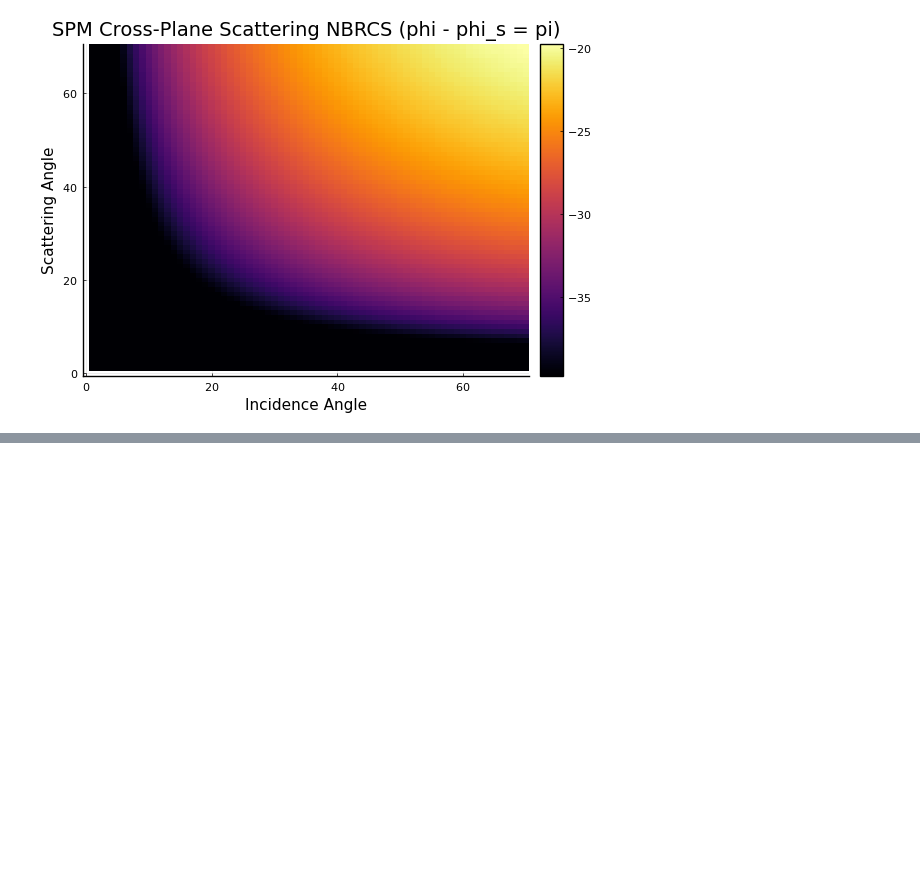
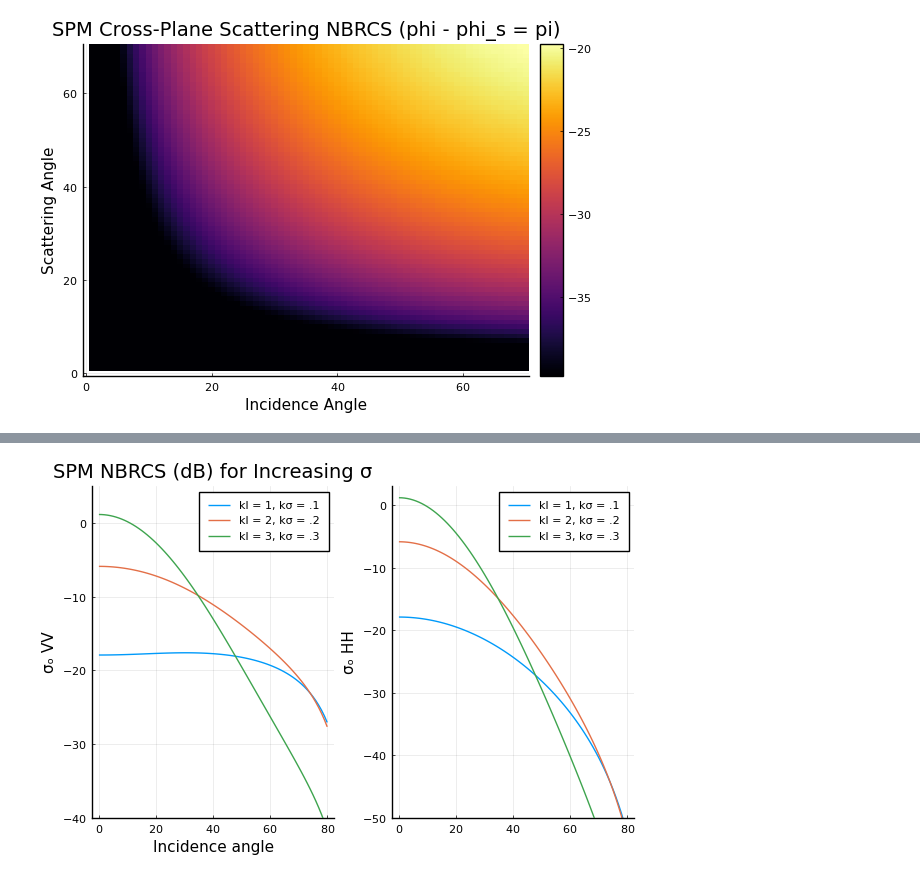
Before and after one commit to darts-team/DartsTST.jl, a Jupyter notebook: examples/scattering_example.ipynb, the cells around one changed output, grey strips where cells are left out. Cells and saved outputs as stored; diff of their text form; code cells hidden in the pictures; blank space fills up the shorter version.

```diff
--- a/examples/scattering_example.ipynb
+++ b/examples/scattering_example.ipynb
@@ -285,0 +324,46 @@ WARNING: replacing module scattering.
+# %%
+## Now, the next cells are in place to to generate plots to compare to results in Ulaby book
+# we set the roughness/permittivity etc. to match the book plot values and compare. The direct comparisons are in a powerpoint
+
+
+include("../modules/scattering.jl")
+# their roughness scales are kl = 1.0, kσ = 0.1; kl = 2.0, kσ = 0.2; kl = 3.0, kσ = 0.3;
+#for 25cm wavelength....
+ϵₒ = 8.854e-12
+θᵥ = 0.338 #gives ϵᵣ~= 20
+λ = 25e-2
+k = 2 * pi/λ
+kl = [1.0, 2.0, 3.0]
+kσ = [0.1, 0.2, 0.3]
+l = kl ./k
+σ = kσ ./k
+ϕₛ = 0
+θᵢ = 0:80
+
+σʳ_vh = zeros(length(θᵢ),length(σ))
+σʳ_hv = zeros(length(θᵢ),length(σ))
+σʳ_vv = zeros(length(θᵢ),length(σ))
+σʳ_hh = zeros(length(θᵢ),length(σ))
+if λ*σ[end] < l[end]^2/2.76
+    for i = 1 : length(θᵢ)
+        for j = 1 : length(σ)
+            θₛ = θᵢ[i]
+#             σʳ_vh[i,j],  σʳ_hv[i,j],  σʳ_vv[i,j],  σʳ_hh[i,j] = scattering.BRCS_SPM_tsang.(λ,θᵢ[i],ϕ,θₛ,ϕₛ,l[j],σ[j],θᵥ)
+            σʳ_vh[i,j],  σʳ_hv[i,j],  σʳ_vv[i,j],  σʳ_hh[i,j]  = scattering.BRCS_SPM_backscatter(λ,θᵢ[i],l[j],σ[j],θᵥ)
+        end
+    end
+else
+    display("Doesn't meet surface criteria")
+end
+
+
+l = @layout [a b]
+p1 = plot(θᵢ, 10 *log10.(σʳ_vv),label=["kl = 1, kσ = .1" "kl = 2, kσ = .2" "kl = 3, kσ = .3"],ylims=(-40, 5))
+title!("SPM NBRCS (dB) for Increasing σ")
+xlabel!("Incidence angle")
+ylabel!("σₒ VV")
+p2 = plot(θᵢ, 10 *log10.(σʳ_hh),label=["kl = 1, kσ = .1" "kl = 2, kσ = .2" "kl = 3, kσ = .3"],ylims=(-50, 3))
+ylabel!("σₒ HH")
+plot(p1, p2, layout = l)
+# %% [output]
+[figure, added]
```
Also changed, not shown: parts of 12 cells of this notebook.
